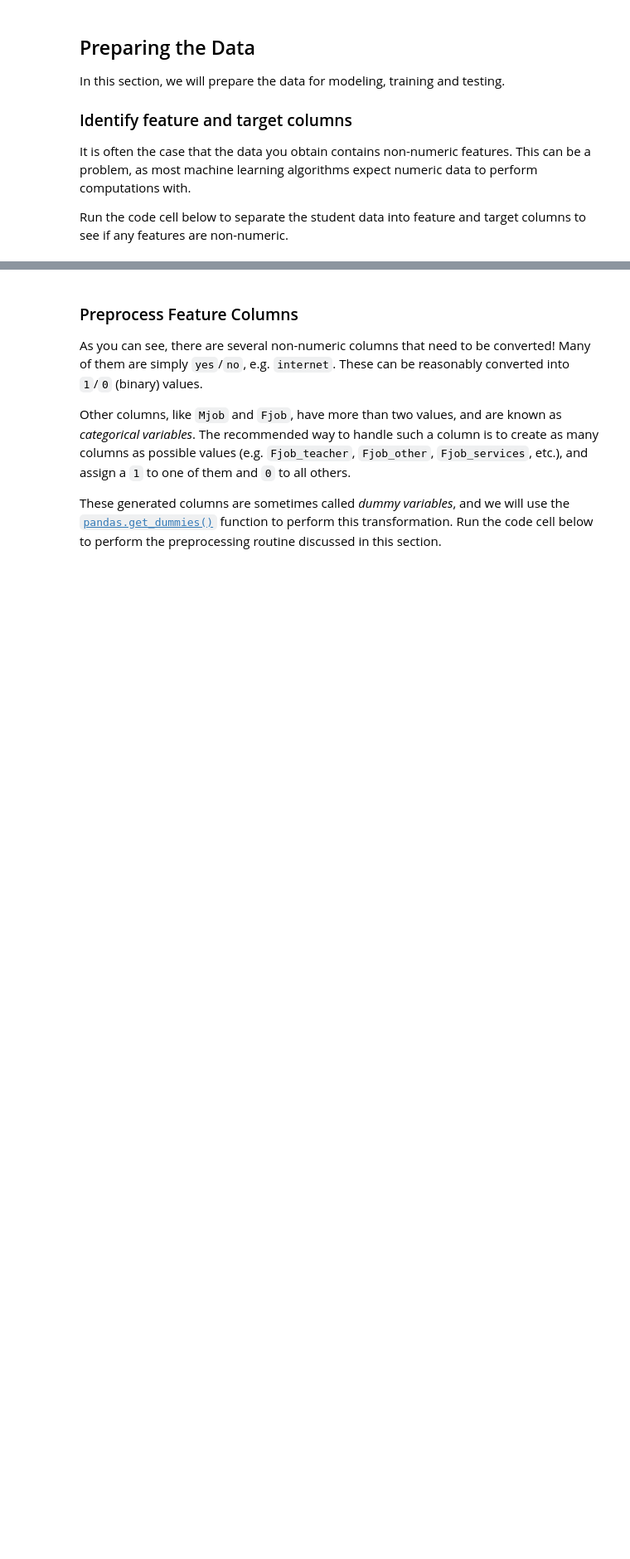
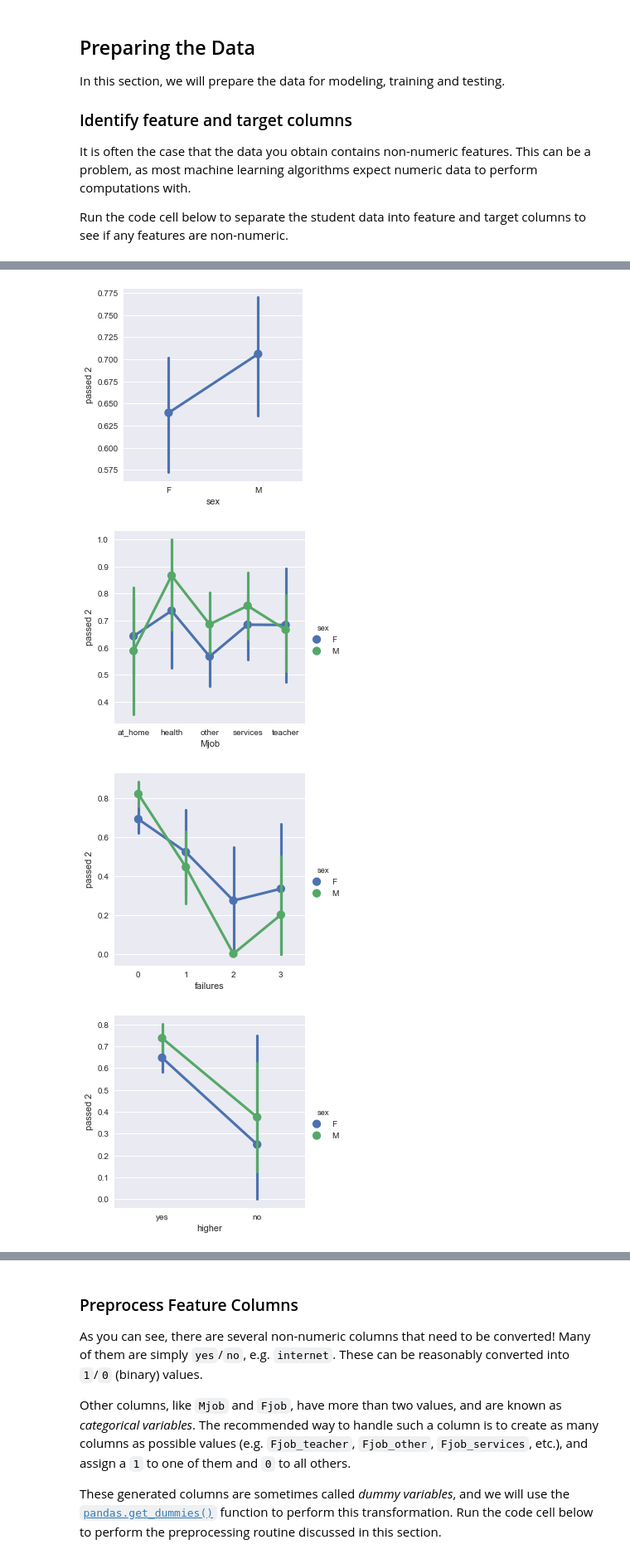
Before and after one commit to rlorrany/Nanodegree-Projects, a Jupyter notebook: p2 - students/student_intervention/student_intervention.ipynb, the cells around one changed output, grey strips where cells are left out. Shown: that part at 83% size. Cells and saved outputs as stored; diff of their text form; code cells hidden in the pictures; blank space fills up the shorter version.

```diff
--- a/p2 - students/student_intervention/student_intervention.ipynb
+++ b/p2 - students/student_intervention/student_intervention.ipynb
@@ -112,0 +209,36 @@ print X_all.head()
+# %%
+#count unique values in columns and plot
+len_array = []
+for var in student_data.columns:
+    current_len  = len(student_data[var].unique())
+    len_array.append(current_len)
+
+cat_index = []
+for i in range(len(len_array)):
+    if len_array[i] <= 7:
+        cat_index.append(i)
+
+cat_data = student_data.iloc[:,cat_index]
+cat_data = pd.DataFrame(cat_data)
+#print(cat_data.head(10))
+
+cat_data['passed 2'] = cat_data['passed'].replace(['yes', 'no'], [1, 0])
+
+#plt.subplot(5,5)
+#for var in cat_data.columns:
+#    sns.factorplot(x = var, y = 'passed 2', data = cat_data)
+   #plt.show()
+
+sns.factorplot(x = 'sex', y = 'passed 2', data = cat_data)
+sns.factorplot(x = 'Mjob', y = 'passed 2', hue = 'sex', data = cat_data)
+sns.factorplot(x = 'failures', y = 'passed 2', hue = 'sex', data = cat_data)
+sns.factorplot(x = 'higher', y = 'passed 2', hue='sex', data = cat_data)
+sns.factorplot(x = 'goout', y = 'passed 2', hue = 'sex', data = cat_data)
+sns.factorplot(x = 'studytime', y = 'passed 2', hue = 'sex', data = cat_data)
+
+plt.show()
+# %% [output]
+[figure, added]
+[figure, added]
+[figure, added]
+[figure, added]
```
Also changed, not shown: parts of 9 cells of this notebook.
